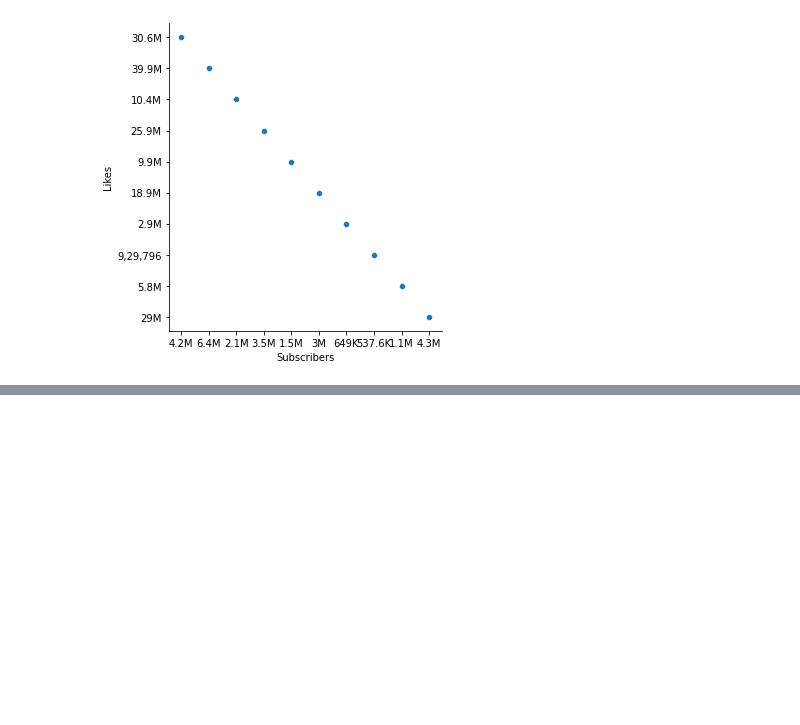
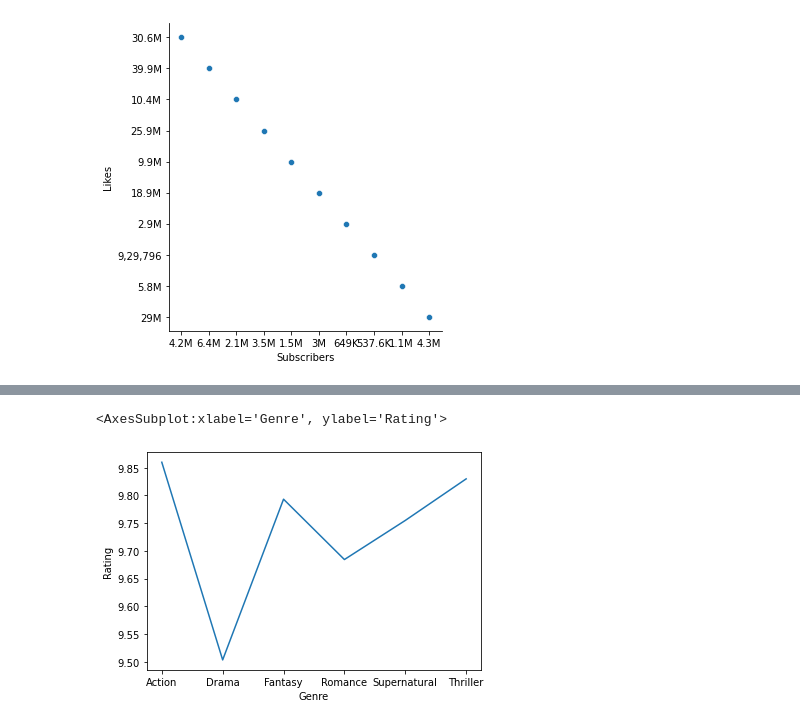
Before and after one commit to Tasneemalabsi/data-visualization, a Jupyter notebook: viz-a.ipynb, the cells around one changed output, grey strips where cells are left out. Cells and saved outputs as stored; diff of their text form; code cells hidden in the pictures; blank space fills up the shorter version.

```diff
--- a/viz-a.ipynb
+++ b/viz-a.ipynb
@@ -72,0 +75,10 @@ total_likes
+# %%
+y = mean_rating["Rating"]
+x=mean_rating["Genre"]
+
+
+
+sns.lineplot(x,y)
+# %% [output]
+<AxesSubplot:xlabel='Genre', ylabel='Rating'>
+[figure, added]
```
Also changed, not shown: parts of 11 cells of this notebook, 4 other files.
